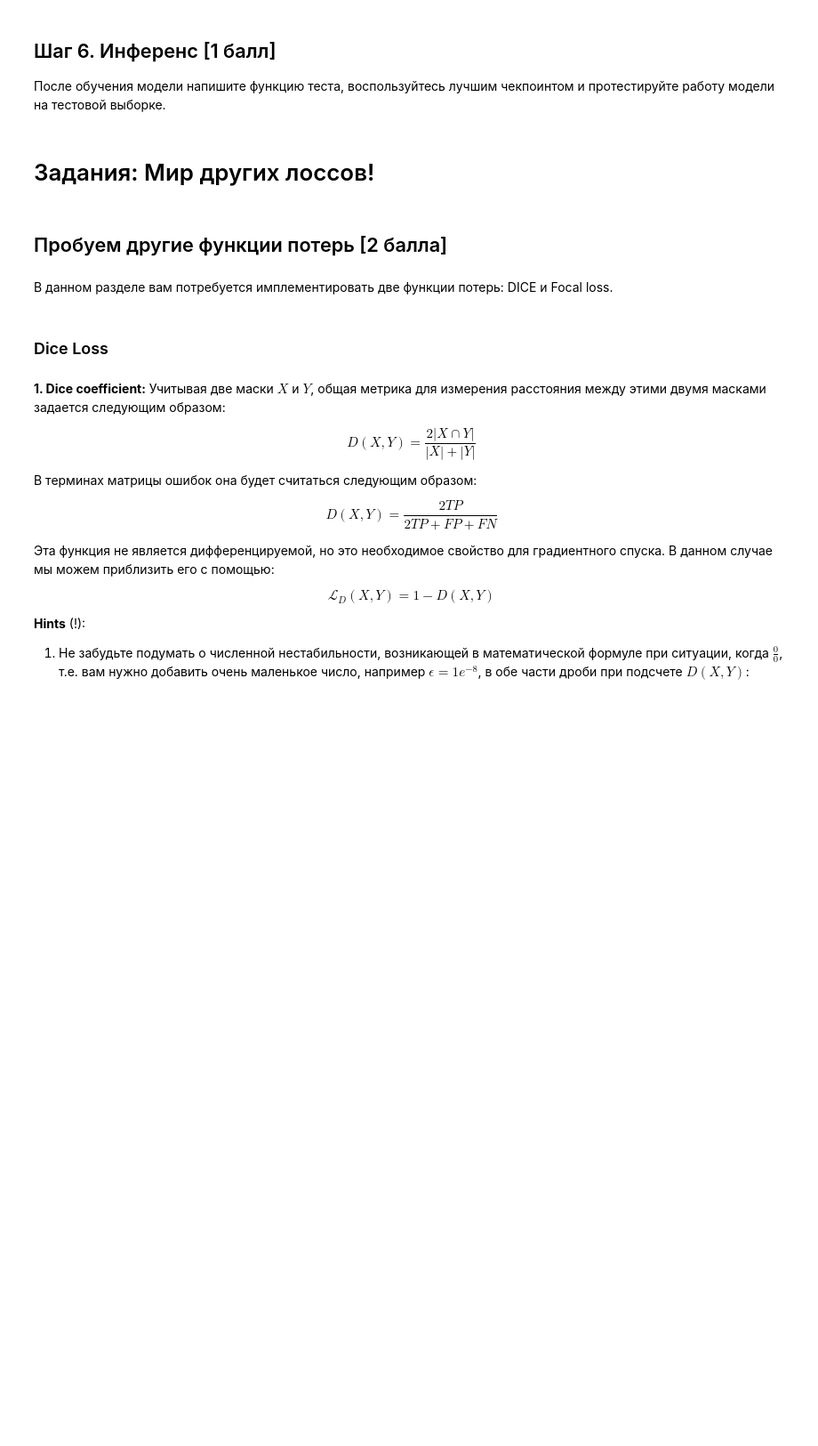
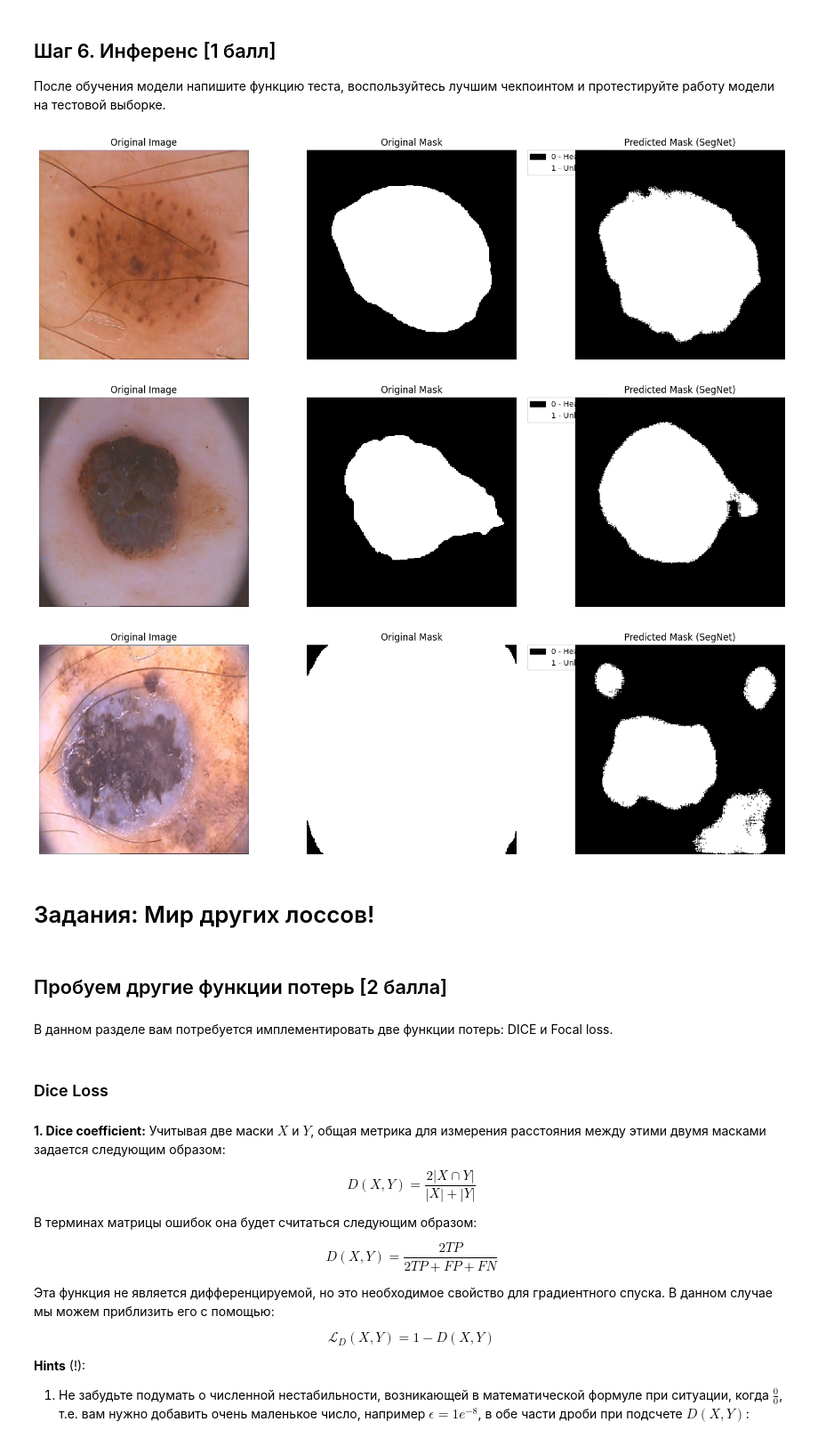
Before and after one commit to Mistmoonn/laba, a Jupyter notebook: week_08_semantic_segmentation/Homework/hw_6_semantic_segmentation.ipynb, the cells around one changed output. Shown at 89% size. Saved outputs shown, nothing was run; the diff lists cells and outputs as text; code cells hidden in the pictures; blank space fills up the shorter version.

```diff
--- a/week_08_semantic_segmentation/Homework/hw_6_semantic_segmentation.ipynb
+++ b/week_08_semantic_segmentation/Homework/hw_6_semantic_segmentation.ipynb
@@ -453,7 +451,7 @@ class EncoderBlock(nn.Module):
 class DecoderBlock(nn.Module):
   def __init__(self,in_channels,out_channels, depth, kernel_size=3, padding=1):
     super(DecoderBlock, self).__init__()
-    self.maxunpooling = nn.MaxUnpool2d(kernel_size=2, stride=2, return_indices=False)
+    self.maxunpooling = nn.MaxUnpool2d(kernel_size=2, stride=2)
     self.layers = nn.ModuleList()
 
     self.layers.append(nn.Conv2d(in_channels = in_channels, out_channels = out_channels, kernel_size = kernel_size, padding = padding))
@@ -576,6 +624,3 @@ train(...)
 ## Шаг 6. Инференс [1 балл]
 
 После обучения модели напишите функцию теста, воспользуйтесь лучшим чекпоинтом и протестируйте работу модели на тестовой выборке.
-# %%
-def test(...):
-  # TODO
@@ -584,3 +627,45 @@ test(...)
+# %%
+import matplotlib.patches as mpatches
+def test(model,test_dataloader,device,num_samples=3):
+  model.eval()
+  X_batch, y_batch= next(iter(test_dataloader))
+  X_batch_gpu = X_batch.to(device).to().float()
+  with torch.no_grad():
+    preds=model(X_batch_gpu).sigmoid()
+  X_batch=X_batch.cpu().numpy()
+  y_batch=y_batch.cpu().numpy()
+  preds=preds.cpu().numpy()
+
+  our_labels={0: 'Healthy', 1: 'Unhealthy'}
+
+  for i in range(min(num_samples,len(X_batch))):
+    fig, axes = plt.subplots(1,3, figsize=(18,5))
+    orig_img=np.rollaxis(X_batch[i],0,3)
+    axes[0].imshow(orig_img)
+    axes[0].set_title('Original Image')
+    axes[0].axis('off')
+    orig_mask=y_batch[i].squeeze()
+    diagram=axes[1].imshow(orig_mask,interpolation='none',cmap='gray')
+    values = np.unique(orig_mask.astype(int))
+    colors = [diagram.cmap(diagram.norm(value)) for value in values]
+    patches = [mpatches.Patch(color=colors[idx], label=f"{val} - {our_labels[val]}") for idx, val in enumerate(values)]
+    axes[1].legend(handles=patches, bbox_to_anchor=(1.05, 1), loc=2, borderaxespad=0.)
+    axes[1].set_title("Original Mask")
+    axes[1].axis('off')
+
+    # 3. Предсказанная бинарная маска (вероятности > 0.5)
+    pred_mask = (preds[i].squeeze() > 0.5).astype(float)
+    axes[2].imshow(pred_mask, cmap='gray')
+    axes[2].set_title("Predicted Mask (SegNet)")
+    axes[2].axis('off')
+
+    plt.show()
+# %%
+test(model, test_dataloader, device, num_samples=3)
+# %% [output]
+[figure, added]
+[figure, added]
+[figure, added]
 # %% [markdown]
 # Задания: Мир других лоссов!
 # %% [markdown]
```
Also changed, not shown: parts of 11 cells of this notebook.
